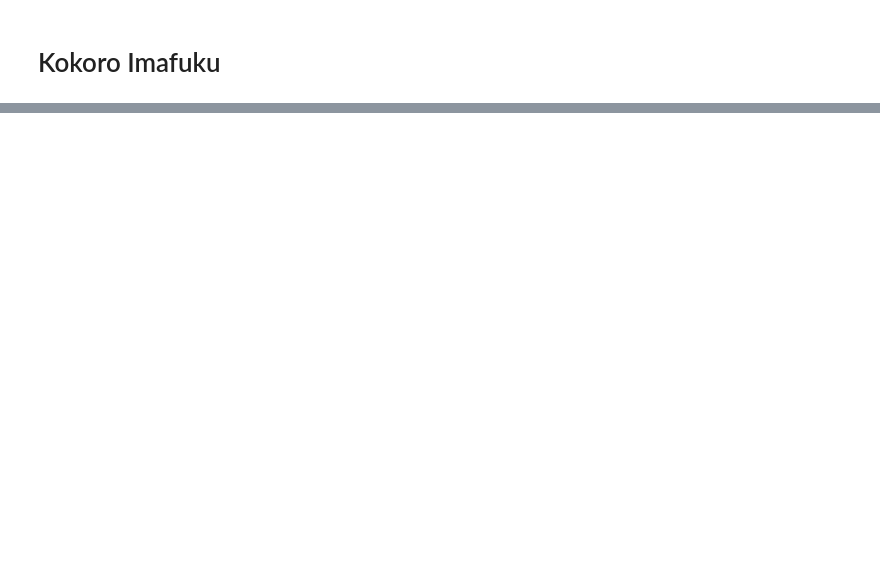
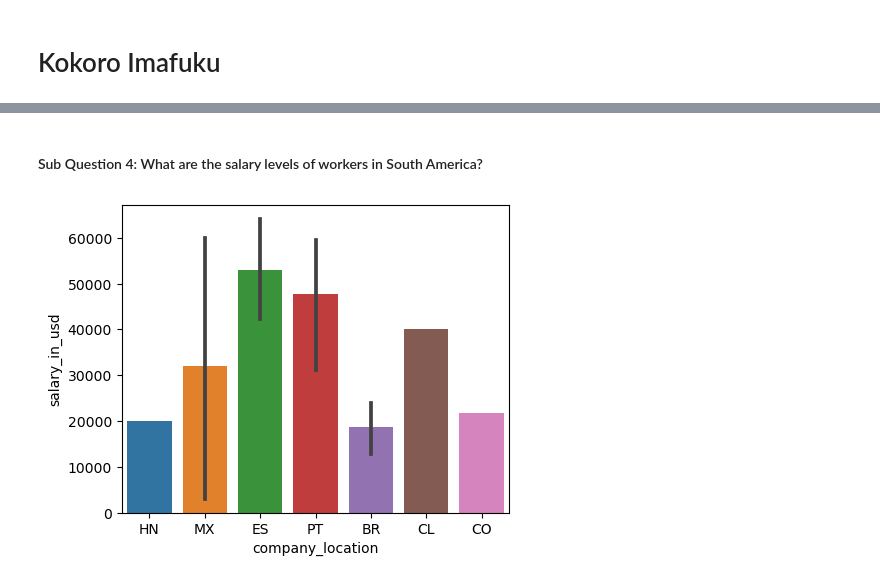
Before and after one commit to ubco-W2022T2-data301/project-group-group07, a Jupyter notebook: analysis/analysis2.ipynb, the cells around one changed output, grey strips where cells are left out. Cells and saved outputs as stored; diff of their text form; code cells hidden in the pictures; blank space fills up the shorter version.

```diff
--- a/analysis/analysis2.ipynb
+++ b/analysis/analysis2.ipynb
@@ -34,0 +150,8 @@ df
+# %% [markdown]
+#### Sub Question 4: What are the salary levels of workers in South America?
+# %%
+plt.figure(figsize=(5,4))
+sns.barplot(data=dfSouthAmerica, x="company_location", y="salary_in_usd")
+plt.show()
+# %% [output]
+[figure, added]
```
Also changed, not shown: parts of 27 cells of this notebook.
